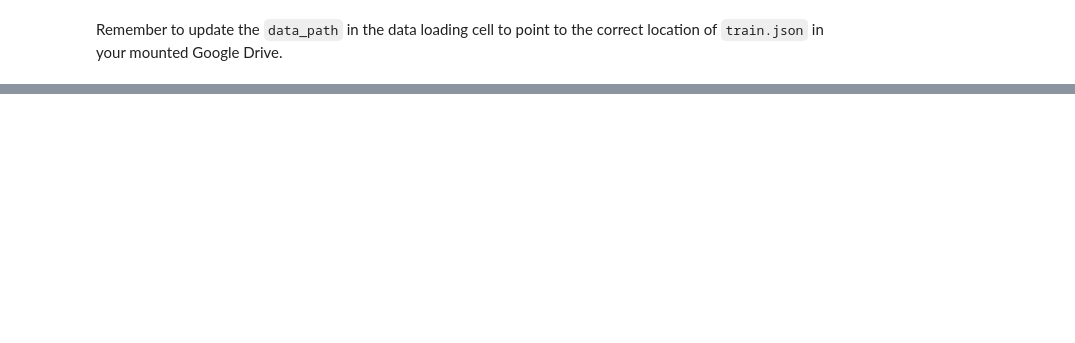
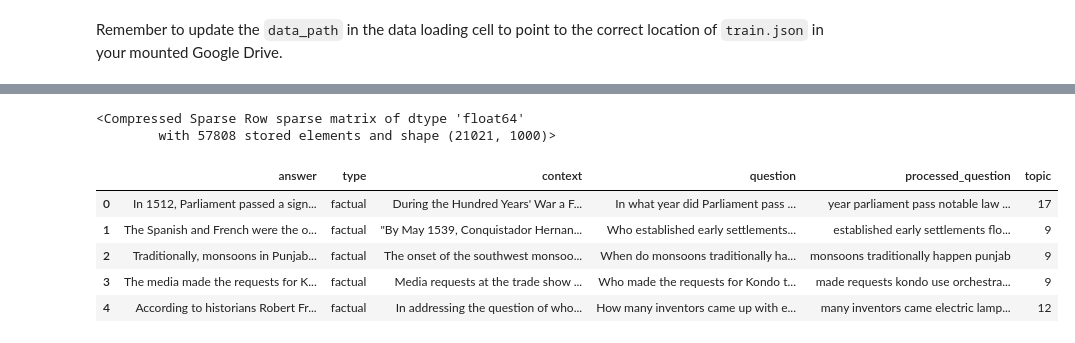
Before and after one commit to sanchitram1/bayesic-instinct, a Jupyter notebook: notebook.ipynb, the cells around one changed output, grey strips where cells are left out. Drawn from its saved outputs; the diff is of its cells as text; code cells hidden in the pictures; blank space fills up the shorter version.

Commit message:
preprocessing

```diff
--- a/notebook.ipynb
+++ b/notebook.ipynb
@@ -157,0 +83,4 @@ Your classification evaluation on the test set will be ranked among all teams in
+# %%
+# Apply preprocessing
+train_df["processed_question"] = train_df["question"].apply(preprocess)
+train_df.head()
@@ -157,0 +94,22 @@ Your classification evaluation on the test set will be ranked among all teams in
+# %%
+# Vectorize
+vectorizer = TfidfVectorizer(max_features=1000)
+X = vectorizer.fit_transform(train_df["processed_question"])
+# %%
+X
+# %% [output]
+<Compressed Sparse Row sparse matrix of dtype 'float64'
+        with 57808 stored elements and shape (21021, 1000)>
+# %%
+# Clustering
+num_clusters = 20
+kmeans = KMeans(n_clusters=num_clusters, random_state=42, n_init=10)
+train_df["topic"] = kmeans.fit_predict(X)
+train_df.head()
+# %% [output]
+|  | answer | type | context | question | processed_question | topic |
+| 0 | In 1512, Parliament passed a sign... | factual | During the Hundred Years' War a F... | In what year did Parliament pass ... | year parliament pass notable law ... | 17 |
+| 1 | The Spanish and French were the o... | factual | "By May 1539, Conquistador Hernan... | Who established early settlements... | established early settlements flo... | 9 |
+| 2 | Traditionally, monsoons in Punjab... | factual | The onset of the southwest monsoo... | When do monsoons traditionally ha... | monsoons traditionally happen punjab | 9 |
+| 3 | The media made the requests for K... | factual | Media requests at the trade show ... | Who made the requests for Kondo t... | made requests kondo use orchestra... | 9 |
+| 4 | According to historians Robert Fr... | factual | In addressing the question of who... | How many inventors came up with e... | many inventors came electric lamp... | 12 |
```
Also changed, not shown: parts of 17 cells of this notebook, 4 other files.
